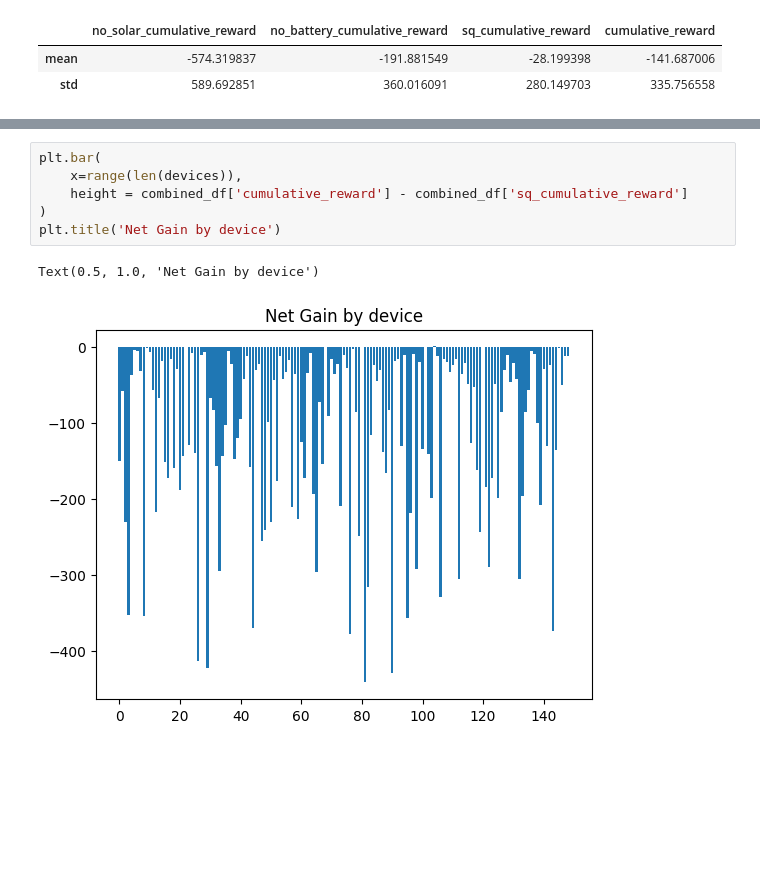
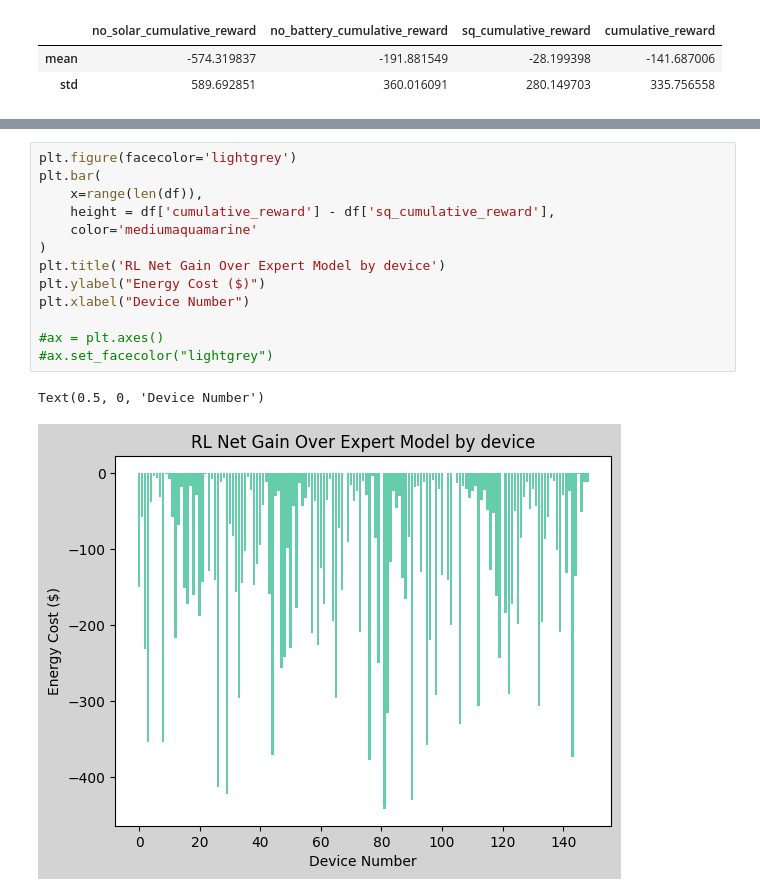
Before and after one commit to bcormier1/home-energy-optimizer, a Jupyter notebook: experiments/plot summary.ipynb, the cells around one changed output, grey strips where cells are left out. Drawn from its saved outputs; the diff is of its cells as text; blank space fills up the shorter version.

Commit message:
plot summery update

```diff
--- a/experiments/plot summary.ipynb
+++ b/experiments/plot summary.ipynb
@@ -57,10 +82,17 @@ ax1.set_xticklabels(labels=labels, rotation = 45)
 # %%
+plt.figure(facecolor='lightgrey')
 plt.bar(
-    x=range(len(devices)),
-    height = combined_df['cumulative_reward'] - combined_df['sq_cumulative_reward']
+    x=range(len(df)),
+    height = df['cumulative_reward'] - df['sq_cumulative_reward'],
+    color='mediumaquamarine'
 )
-plt.title('Net Gain by device')
+plt.title('RL Net Gain Over Expert Model by device')
+plt.ylabel("Energy Cost ($)")
+plt.xlabel("Device Number")
+
+#ax = plt.axes()
+#ax.set_facecolor("lightgrey")
 # %% [output]
-Text(0.5, 1.0, 'Net Gain by device')
+Text(0.5, 0, 'Device Number')
-[figure, old version]
+[figure, new version]
 # %%
```
Also changed, not shown: parts of 3 cells of this notebook, 6 other files.
